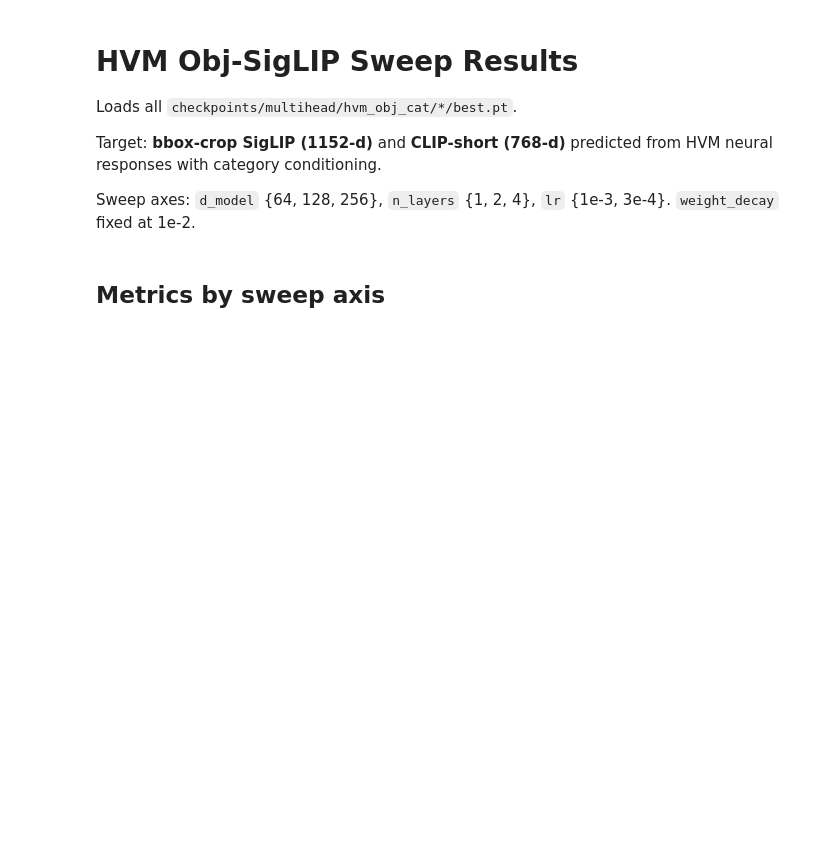
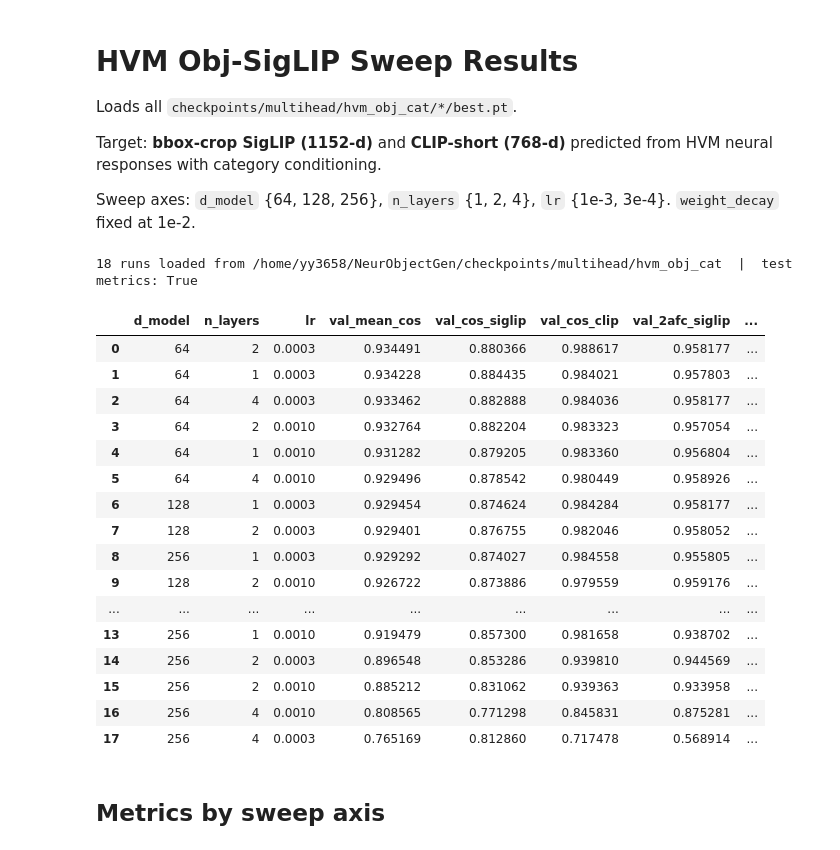
Before and after one commit to YAOJaredz/NeurObjectGen, a Jupyter notebook: notebooks/sweep_hvm_multihead_obj_results.ipynb, the cells around one changed output. Drawn from its saved outputs; the diff is of its cells as text; code cells hidden in the pictures; blank space fills up the shorter version.

```diff
--- a/notebooks/sweep_hvm_multihead_obj_results.ipynb
+++ b/notebooks/sweep_hvm_multihead_obj_results.ipynb
@@ -16,7 +16,7 @@ import numpy as np
 import matplotlib.pyplot as plt
 from tqdm.notebook import tqdm
 
-sys.path.insert(0, '..')
+sys.path.insert(0, '.')
 from config_const import CHECKPOINT_DIR, CACHE_DIR
 
 SWEEP_DIR  = CHECKPOINT_DIR / 'multihead' / 'hvm_obj_cat'
@@ -27,34 +27,60 @@ def load_one(pt):
         ckpt = torch.load(pt, weights_only=False, map_location='cpu')
     except Exception:
         return None
     row = {**ckpt['args'], **ckpt['metrics'], 'path': str(pt)}
     if 'test_metrics' in ckpt:
         row.update(ckpt['test_metrics'])
     return row
 
 candidates = sorted(SWEEP_DIR.glob('*/best.pt'))
 records = []
 with ThreadPoolExecutor(max_workers=8) as pool:
     futures = {pool.submit(load_one, pt): pt for pt in candidates}
     for fut in tqdm(as_completed(futures), total=len(futures), desc='Loading'):
         row = fut.result()
         if row:
             records.append(row)
 
 df = pd.DataFrame(records)
 has_test = 'test_cos_siglip' in df.columns
 
 for col in SWEEP_AXES:
     if col in df.columns:
         df[col] = pd.to_numeric(df[col])
 
+# keep only runs with fixed nce_weight=0.1
+if 'nce_weight' in df.columns and not df.empty:
+    df = df[df['nce_weight'] == 0.1].reset_index(drop=True)
+
 SORT_BY = 'val_mean_cos'
 show_cols = SWEEP_AXES + ['val_mean_cos', 'val_cos_siglip', 'val_cos_clip',
                            'val_2afc_siglip', 'val_2afc_clip']
 show_cols = [c for c in show_cols if c in df.columns]
 
 print(f'{len(df)} runs loaded from {SWEEP_DIR}  |  test metrics: {has_test}')
-display(df[show_cols].sort_values(SORT_BY, ascending=False).reset_index(drop=True))
+if not df.empty:
+    display(df[show_cols].sort_values(SORT_BY, ascending=False).reset_index(drop=True))
+else:
+    print('No completed runs yet — submit the sweep job first.')
+# %% [output]
+18 runs loaded from /home/yy3658/NeurObjectGen/checkpoints/multihead/hvm_obj_cat  |  test metrics: True
+|  | d_model | n_layers | lr | val_mean_cos | val_cos_siglip | val_cos_clip | val_2afc_siglip | ... |
+| 0 | 64 | 2 | 0.0003 | 0.934491 | 0.880366 | 0.988617 | 0.958177 | ... |
+| 1 | 64 | 1 | 0.0003 | 0.934228 | 0.884435 | 0.984021 | 0.957803 | ... |
+| 2 | 64 | 4 | 0.0003 | 0.933462 | 0.882888 | 0.984036 | 0.958177 | ... |
+| 3 | 64 | 2 | 0.0010 | 0.932764 | 0.882204 | 0.983323 | 0.957054 | ... |
+| 4 | 64 | 1 | 0.0010 | 0.931282 | 0.879205 | 0.983360 | 0.956804 | ... |
+| 5 | 64 | 4 | 0.0010 | 0.929496 | 0.878542 | 0.980449 | 0.958926 | ... |
+| 6 | 128 | 1 | 0.0003 | 0.929454 | 0.874624 | 0.984284 | 0.958177 | ... |
+| 7 | 128 | 2 | 0.0003 | 0.929401 | 0.876755 | 0.982046 | 0.958052 | ... |
+| 8 | 256 | 1 | 0.0003 | 0.929292 | 0.874027 | 0.984558 | 0.955805 | ... |
+| 9 | 128 | 2 | 0.0010 | 0.926722 | 0.873886 | 0.979559 | 0.959176 | ... |
+| ... | ... | ... | ... | ... | ... | ... | ... | ... |
+| 13 | 256 | 1 | 0.0010 | 0.919479 | 0.857300 | 0.981658 | 0.938702 | ... |
+| 14 | 256 | 2 | 0.0003 | 0.896548 | 0.853286 | 0.939810 | 0.944569 | ... |
+| 15 | 256 | 2 | 0.0010 | 0.885212 | 0.831062 | 0.939363 | 0.933958 | ... |
+| 16 | 256 | 4 | 0.0010 | 0.808565 | 0.771298 | 0.845831 | 0.875281 | ... |
+| 17 | 256 | 4 | 0.0003 | 0.765169 | 0.812860 | 0.717478 | 0.568914 | ... |
 # %% [markdown]
 ## Metrics by sweep axis
 # %%
```
Also changed, not shown: parts of 4 cells of this notebook, 1 other file.
